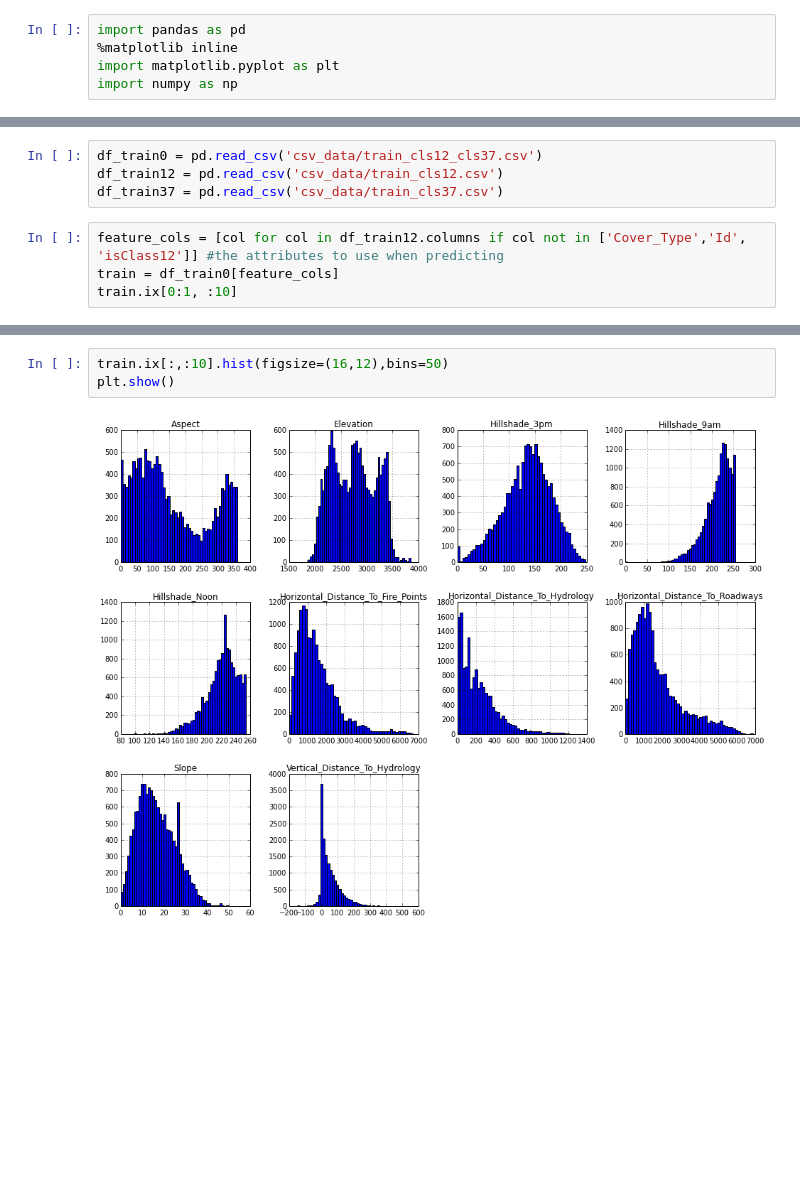
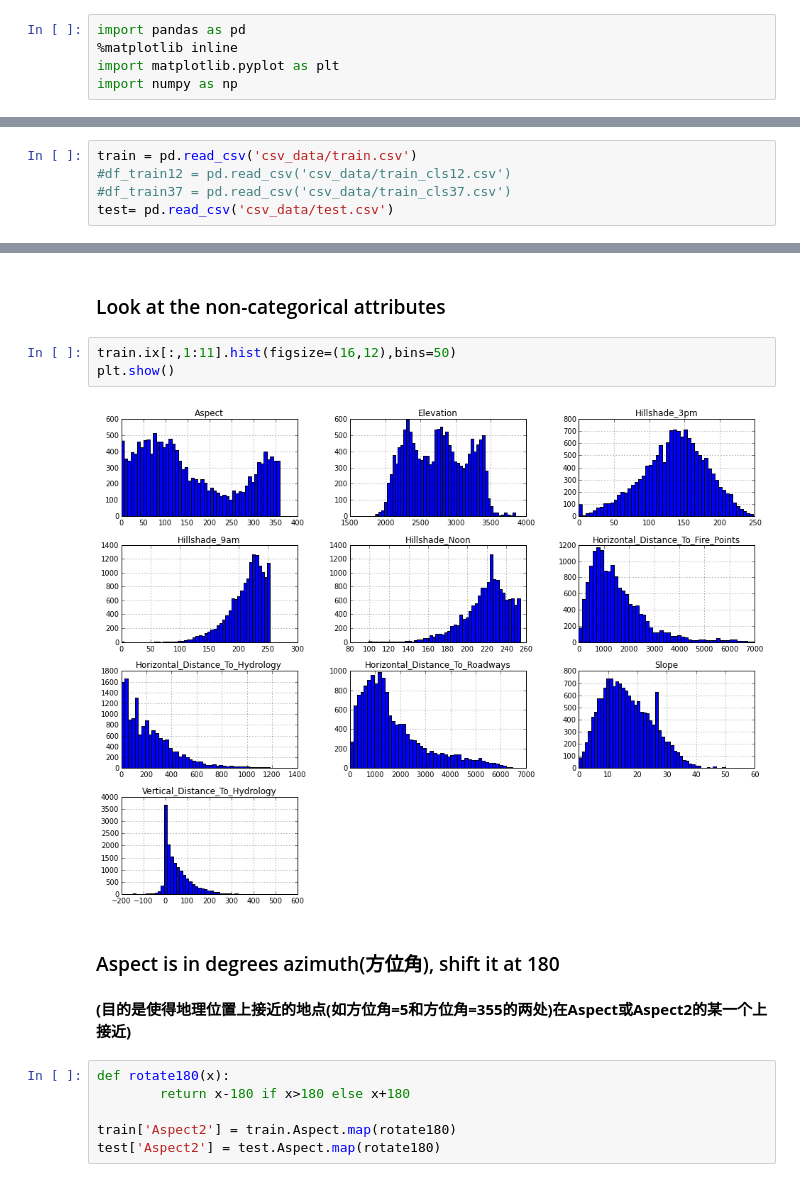
Before and after one commit to X-Wei/kaggle, a Jupyter notebook: ForestCover/feature_eng.ipynb, the cells around one changed output, grey strips where cells are left out. Saved outputs shown, nothing was run; the diff lists cells and outputs as text; blank space fills up the shorter version.

```diff
--- a/ForestCover/feature_eng.ipynb
+++ b/ForestCover/feature_eng.ipynb
@@ -12,8 +14,5 @@ import numpy as np
 # %%
-df_train0 = pd.read_csv('csv_data/train_cls12_cls37.csv')
-df_train12 = pd.read_csv('csv_data/train_cls12.csv')
-df_train37 = pd.read_csv('csv_data/train_cls37.csv')
+train = pd.read_csv('csv_data/train.csv')
+#df_train12 = pd.read_csv('csv_data/train_cls12.csv')
+#df_train37 = pd.read_csv('csv_data/train_cls37.csv')
+test= pd.read_csv('csv_data/test.csv')
-# %%
-feature_cols = [col for col in df_train12.columns if col not in ['Cover_Type','Id', 'isClass12']] #the attributes to use when predicting
-train = df_train0[feature_cols]
-train.ix[0:1, :10]
@@ -25,5 +25,17 @@ train.ix[0:1, :10]
+# %% [markdown]
+### Look at the non-categorical attributes
 # %%
-train.ix[:,:10].hist(figsize=(16,12),bins=50)
+train.ix[:,1:11].hist(figsize=(16,12),bins=50)
 plt.show()
 # %% [output]
-[figure, old version]
+[figure, new version]
+# %% [markdown]
+###  Aspect is in degrees azimuth(方位角), shift it at 180
+# %% [markdown]
+**(目的是使得地理位置上接近的地点(如方位角=5和方位角=355的两处)在Aspect或Aspect2的某一个上接近)**
+# %%
+def rotate180(x):
+        return x-180 if x>180 else x+180
+
+train['Aspect2'] = train.Aspect.map(rotate180)
+test['Aspect2'] = test.Aspect.map(rotate180)
```
Also changed, not shown: parts of 29 cells of this notebook.
